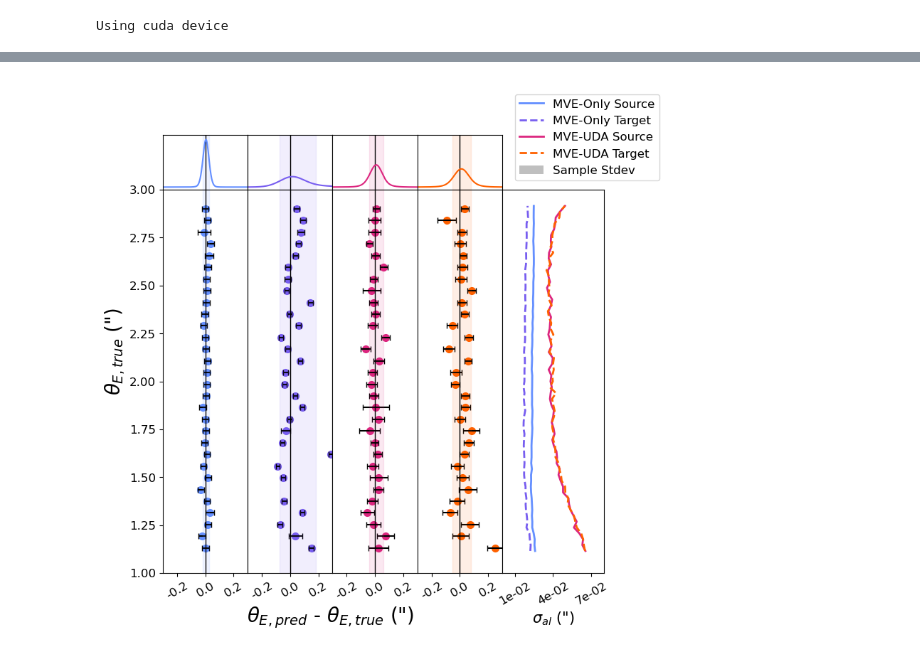
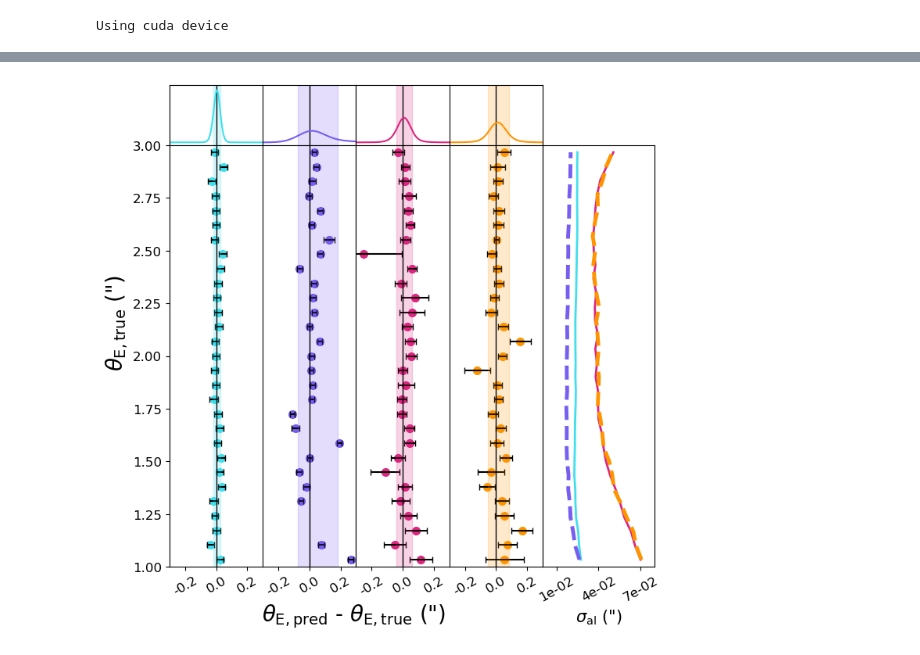
Before and after one commit to deepskies/DomainAdaptiveMVEforLensModeling, a Jupyter notebook: src/training/FinalPaperMVEv2/ModelVizUltimate.ipynb, the cells around one changed output, grey strips where cells are left out. Saved outputs shown, nothing was run; the diff lists cells and outputs as text; code cells hidden in the pictures.

```diff
--- a/src/training/FinalPaperMVEv2/ModelVizUltimate.ipynb
+++ b/src/training/FinalPaperMVEv2/ModelVizUltimate.ipynb
@@ -128,31 +129,33 @@ def print_score(name, vals):
     print(name + ":", np.median(vals).round(4), "+-", np.std(vals).round(4))
 
 def random_residual_sample(var, truth, n_points = 30):
-    # Define theta_E bins
-    bins = np.linspace(1.1, 2.9, n_points * 2)
+    # Define 30 theta_E bins, 31 bin edges
+    bins = np.linspace(1.0, 3.0, n_points + 1)
 
-    # Sort all images into respective bins
+    # Sort all images into respective bins, 0-29
     indices = np.digitize(truth, bins) - 1
 
-    # Choose random point for every alternate bin
+    # Choose random point for every bin, k from 0-29
     # Variance should not be zero
-    ord_idx = np.array([np.random.choice(np.where((indices == k) & (var > 0))[0], 1) for k in range(0, n_points * 2, 2)])
+    ord_idx = np.array([np.random.choice(np.where((indices == k) & (var > 0))[0], 1) for k in range(0, n_points)])
 
     # waht did i do this for again?
     rand_idx = ord_idx[:, 0]
 
     return rand_idx
 
-def bin_average(x, y, n_points = 60):
+def bin_average(x, y, n_points = 30):
 
-    bins = np.linspace(1.1, 2.9, n_points)
+    bins = np.linspace(1.0, 3.0, n_points + 1)
     indices = np.digitize(x, bins) - 1
 
     avg_y = []
     for k in range(0, n_points):
         bin_y = y[np.where((indices == k) & (y > 0))[0]]
         avg_y.append(bin_y.mean())
-    avg_x = bins + (bins[1] - bins[0]) / 2
+        if len(bin_y) == 0:
+            print(k)
+    avg_x = bins[:-1] + (bins[1] - bins[0]) / 2
     return avg_x, avg_y
 
 def get_kde(resid, lims = 0.6):
@@ -328,12 +266,15 @@ custom_lines = [Line2D([0], [0], color=color_resid[i], lw=2, linestyle=style[i])
 # %%
-###### import matplotlib.pyplot as plt
-import matplotlib.gridspec as gridspec
-
+mod_type = ["noDA_source", "noDA_target", "DA_source", "DA_target"]
+mod_no = [0, 3, 0, 0]
+color_resid = ['#3FDFEC', '#785EF0', '#DC267F', '#FE9500']
+labels = ['MVE-Only Source', 'MVE-Only Target', 'MVE-UDA Source', 'MVE-UDA Target', 'Sample Stdev']
+style = ['-', '--', '-', '--']
+lws = [2, 3.5, 2, 3.5]
 lims = 0.3
 
 # Create a figure with a GridSpec layout
-fig = plt.figure(figsize=(8, 8))  # Adjusted the figure size to accommodate the additional plots
-gs = gridspec.GridSpec(2, 5, height_ratios=[1, 7], width_ratios = [1, 1, 1, 1, 1.2], hspace = 0, wspace = 0)  # Create a 2x4 grid
+fig = plt.figure(figsize=(8, 8))
+gs = gridspec.GridSpec(2, 5, height_ratios=[1, 7], width_ratios = [1, 1, 1, 1, 1.2], hspace = 0, wspace = 0)
 
 # Histogram plot (ax_hist) spans the entire top row
 ax_hist1 = fig.add_subplot(gs[0, 0])
@@ -381,45 +322,45 @@ ax_var.set_xticklabels(xtl, rotation = 30)
 ax_var.set_ylim(1, 3)
 
 
-bins = np.linspace(1.1, 2.9, 60)[::2]
+bins = np.linspace(1.0, 3.0, 30)
 mid_bins = bins + (bins[1] - bins[0])/2
 
 # Plot the histogram
 ci = 0
 idx = []
 all_kde = []
 for t, i in zip(mod_type, mod_no):
     mod = mvt[t][i]
     resid = (mod["mean"] - mod["truth"])
     idx = random_residual_sample(mod["var"], mod["truth"])
     x_kde, y_kde = get_kde(resid, lims = lims)
     hist_axes[ci].plot(x_kde, y_kde, color = color_resid[ci])
     resid_axes[ci].errorbar(x=resid[idx],
                       y = mid_bins,
                       xerr=np.sqrt(mod["var"])[idx],
                       fmt='o',
                       alpha=1,
                       ms = 7,
                       ecolor = 'k',
                       color = color_resid[ci],
                       label = labels[ci],
                        barsabove = True,
                         capsize=3,
                         zorder = -2)
     mn = np.mean(resid)
     sig = np.std(resid)
-    hist_axes[ci].axvspan(mn-sig, mn+sig, color = color_resid[ci], alpha = 0.1)
-    resid_axes[ci].axvspan(mn-sig, mn+sig,color = color_resid[ci], alpha = 0.1)
+    hist_axes[ci].axvspan(mn-sig, mn+sig, color = color_resid[ci], alpha = 0.2)
+    resid_axes[ci].axvspan(mn-sig, mn+sig,color = color_resid[ci], alpha = 0.2)
     y_var, x_var = bin_average(mod['truth'], np.sqrt(mod['var']))
-    ax_var.plot(x_var, y_var, color = color_resid[ci], ls = style[ci], lw = 2, alpha = 1, )
+    ax_var.plot(x_var, y_var, color = color_resid[ci], ls = style[ci], lw = lws[ci], alpha = 1, )
     ci += 1
 
 resid_axes[ci].axvspan(-11, -10,color = 'k', alpha = 0.1, label = "Sample Stdev")
 
-fig.legend(custom_lines, labels, fontsize = 12, loc = (0.738, 0.816))
-fig.supxlabel(r'$\theta_{E, pred}$ - $\theta_{E, true}$ (")', fontsize = 20, x = 0.42)
-fig.supylabel(r'$\theta_{E, true}$ (")', fontsize = 20)
-ax_var.set_xlabel(r'$\sigma_{al}$ (")', fontsize = 15)
-plt.savefig("figures/residualB.png", bbox_inches = 'tight', dpi = 400)
+
+fig.supxlabel(r'$\theta_\mathrm{E, pred}$ - $\theta_\mathrm{E, true}$ (")', fontsize = 20, x = 0.42)
+fig.supylabel(r'$\theta_\mathrm{E, true}$ (")', fontsize = 20)
+ax_var.set_xlabel(r'$\sigma_\mathrm{al}$ (")', fontsize = 15)
+plt.savefig("figures/residual.png", bbox_inches = 'tight', dpi = 400)
 # %% [output]
-[figure, old version]
+[figure, new version]
```
Also changed, not shown: parts of 19 cells of this notebook, 12 other files.
